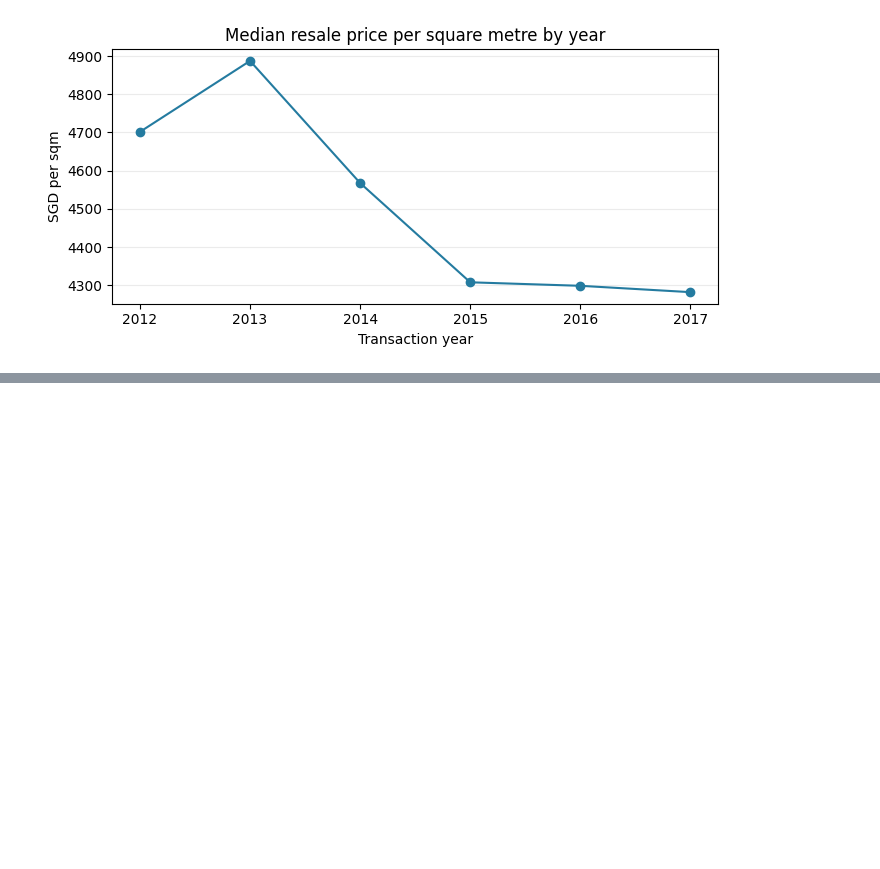
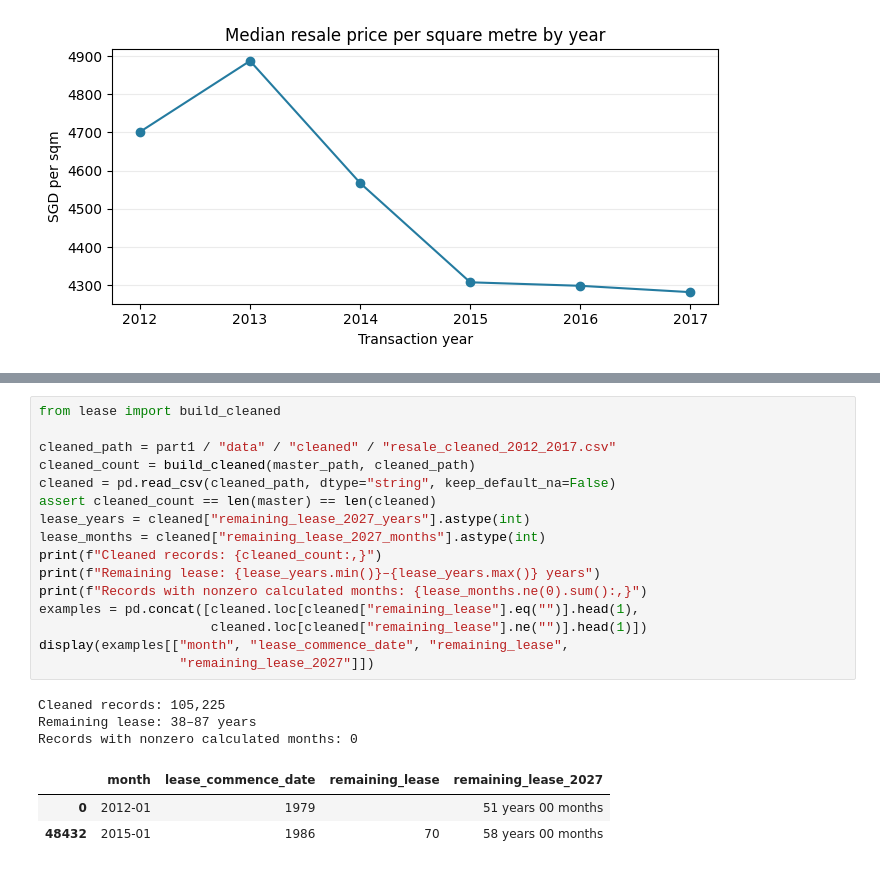
Before and after one commit to tyx8099/HDB_THA, a Jupyter notebook: part1_data_pipeline/notebooks/01_eda.ipynb, the cells around one changed output, grey strips where cells are left out. Drawn from its saved outputs; the diff is of its cells as text; blank space fills up the shorter version.

```diff
--- a/part1_data_pipeline/notebooks/01_eda.ipynb
+++ b/part1_data_pipeline/notebooks/01_eda.ipynb
@@ -244,0 +292,23 @@ plt.show()
+# %%
+from lease import build_cleaned
+
+cleaned_path = part1 / "data" / "cleaned" / "resale_cleaned_2012_2017.csv"
+cleaned_count = build_cleaned(master_path, cleaned_path)
+cleaned = pd.read_csv(cleaned_path, dtype="string", keep_default_na=False)
+assert cleaned_count == len(master) == len(cleaned)
+lease_years = cleaned["remaining_lease_2027_years"].astype(int)
+lease_months = cleaned["remaining_lease_2027_months"].astype(int)
+print(f"Cleaned records: {cleaned_count:,}")
+print(f"Remaining lease: {lease_years.min()}–{lease_years.max()} years")
+print(f"Records with nonzero calculated months: {lease_months.ne(0).sum():,}")
+examples = pd.concat([cleaned.loc[cleaned["remaining_lease"].eq("")].head(1),
+                      cleaned.loc[cleaned["remaining_lease"].ne("")].head(1)])
+display(examples[["month", "lease_commence_date", "remaining_lease",
+                  "remaining_lease_2027"]])
+# %% [output]
+Cleaned records: 105,225
+Remaining lease: 38–87 years
+Records with nonzero calculated months: 0
+|  | month | lease_commence_date | remaining_lease | remaining_lease_2027 |
+| 0 | 2012-01 | 1979 |  | 51 years 00 months |
+| 48432 | 2015-01 | 1986 | 70 | 58 years 00 months |
```
Also changed, not shown: parts of 9 cells of this notebook, 7 other files.
